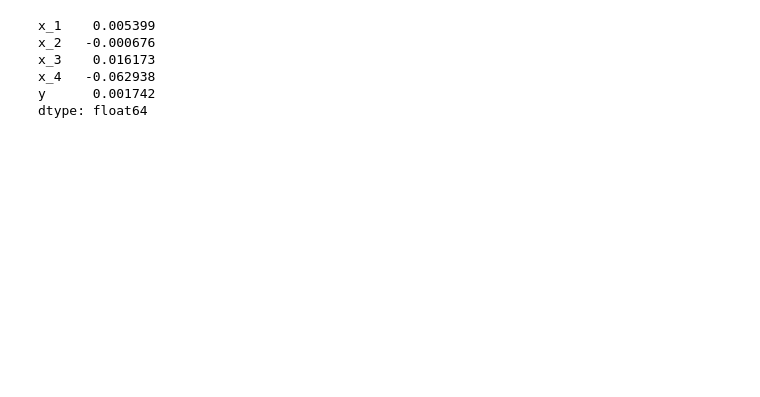
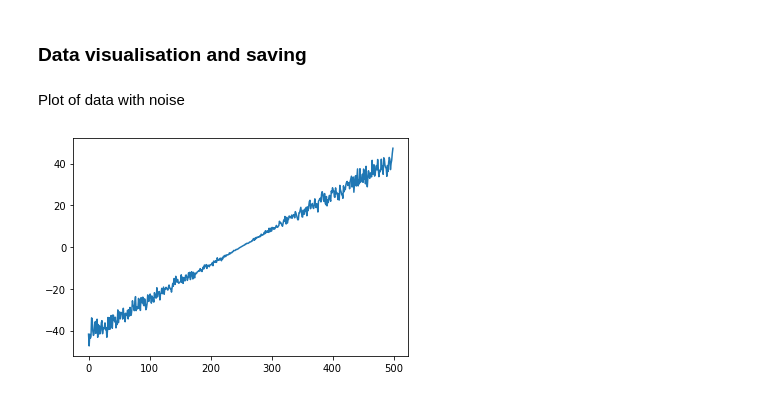
Before and after one commit to Waldemar-DataScience/Regression-Models, a Jupyter notebook: Linear Regression generator.ipynb, the cells around one changed output. Cells and saved outputs as stored; diff of their text form; code cells hidden in the pictures; blank space fills up the shorter version.

```diff
--- a/Linear Regression generator.ipynb
+++ b/Linear Regression generator.ipynb
@@ -58,9 +94,8 @@ samples_noise.to_csv("linear_reg_data.csv",index=False,sep=";",decimal=",")
-# %%
-(samples - samples_noise).mean()
-# %% [output]
-x_1    0.005399
-x_2   -0.000676
-x_3    0.016173
-x_4   -0.062938
-y      0.001742
-dtype: float64
+# %% [markdown]
+### Data visualisation and saving
+# %% [markdown]
+Plot of data with noise
+# %%
+samples_noise["x_1"].plot();
+# %% [output]
+[figure, added]
```
Also changed, not shown: parts of 18 cells of this notebook, 3 other files.
